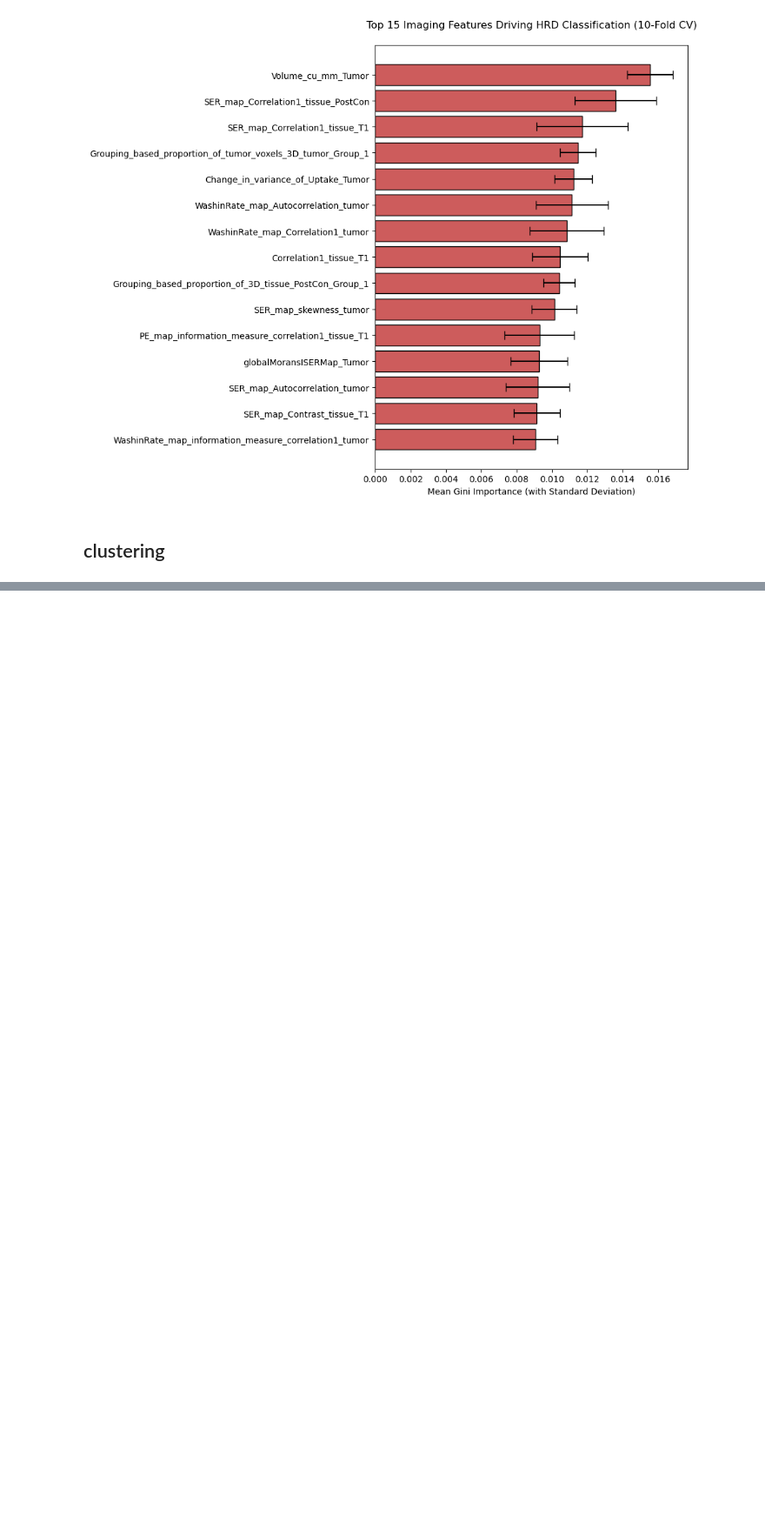
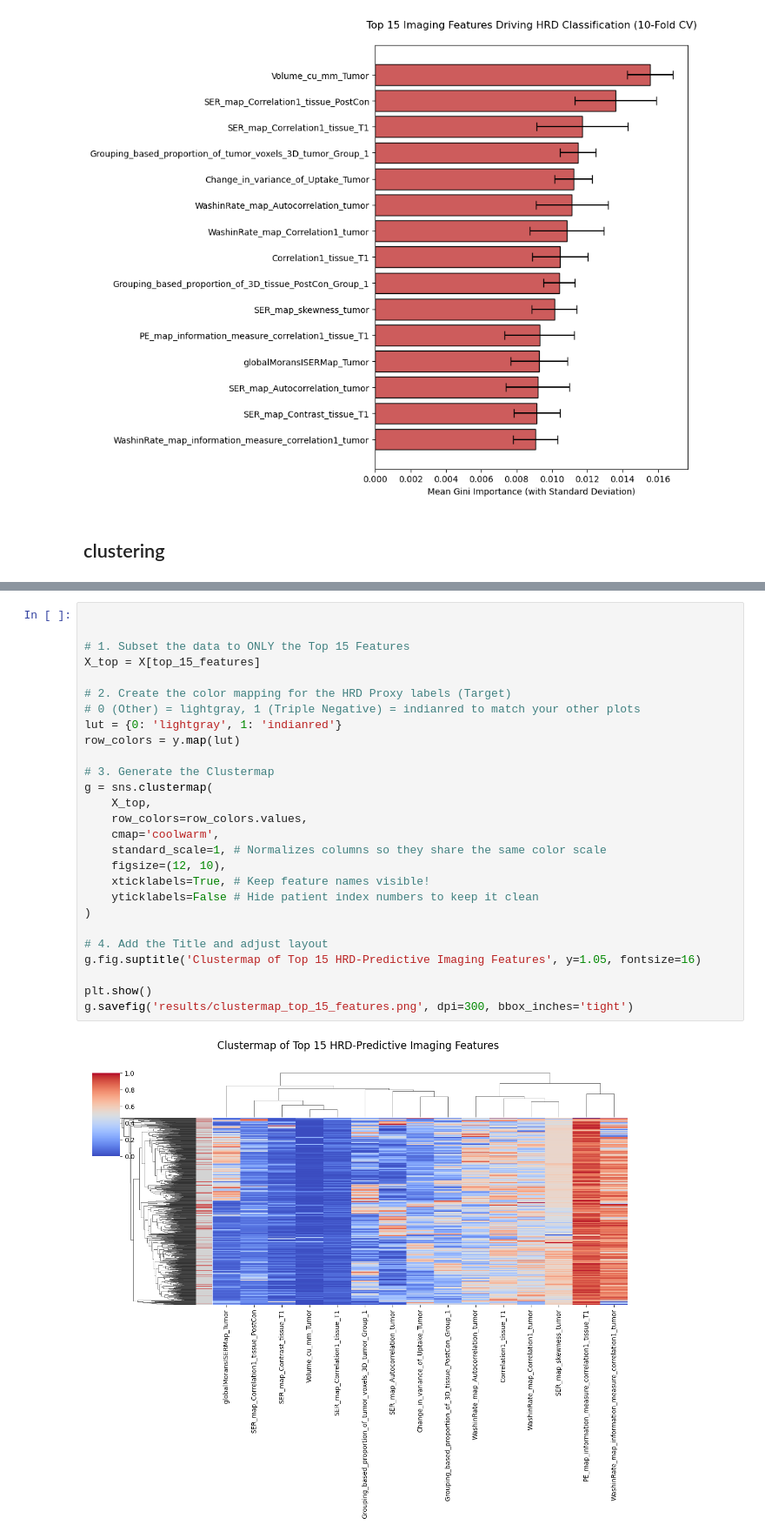
Before and after one commit to ari-jpg/hunag-lab-assessment, a Jupyter notebook: random_forest_classification.ipynb, the cells around one changed output, grey strips where cells are left out. Shown at 87% size. Drawn from its saved outputs; the diff is of its cells as text; blank space fills up the shorter version.

```diff
--- a/random_forest_classification.ipynb
+++ b/random_forest_classification.ipynb
@@ -193,2 +260,31 @@ plt.show()
 # %% [output]
 [figure]
+# %%
+
+
+# 1. Subset the data to ONLY the Top 15 Features
+X_top = X[top_15_features]
+
+# 2. Create the color mapping for the HRD Proxy labels (Target)
+# 0 (Other) = lightgray, 1 (Triple Negative) = indianred to match your other plots
+lut = {0: 'lightgray', 1: 'indianred'}
+row_colors = y.map(lut)
+
+# 3. Generate the Clustermap
+g = sns.clustermap(
+    X_top,
+    row_colors=row_colors.values,
+    cmap='coolwarm',
+    standard_scale=1, # Normalizes columns so they share the same color scale
+    figsize=(12, 10),
+    xticklabels=True, # Keep feature names visible!
+    yticklabels=False # Hide patient index numbers to keep it clean
+)
+
+# 4. Add the Title and adjust layout
+g.fig.suptitle('Clustermap of Top 15 HRD-Predictive Imaging Features', y=1.05, fontsize=16)
+
+plt.show()
+g.savefig('results/clustermap_top_15_features.png', dpi=300, bbox_inches='tight')
+# %% [output]
+[figure, added]
```
Also changed, not shown: parts of 3 cells of this notebook, 5 other files.
